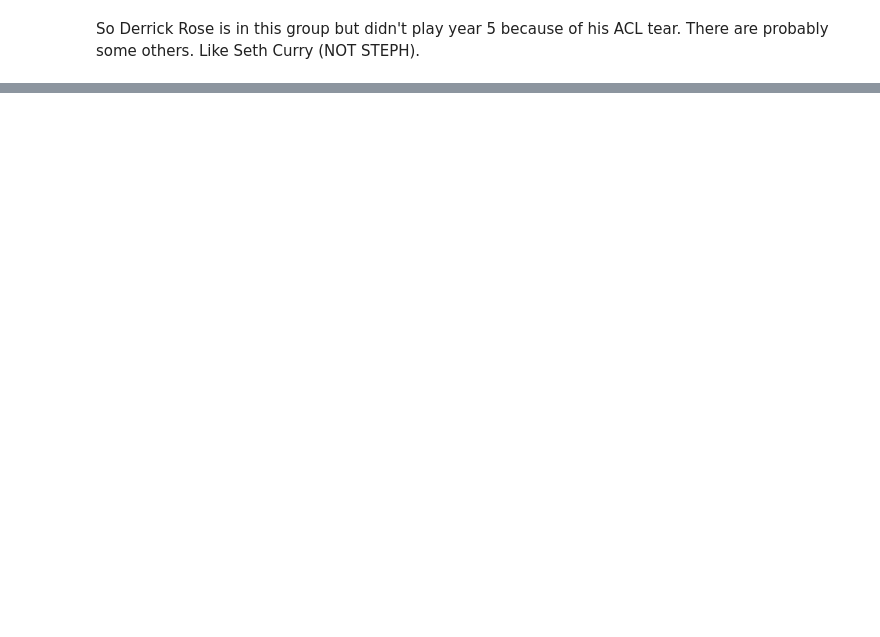
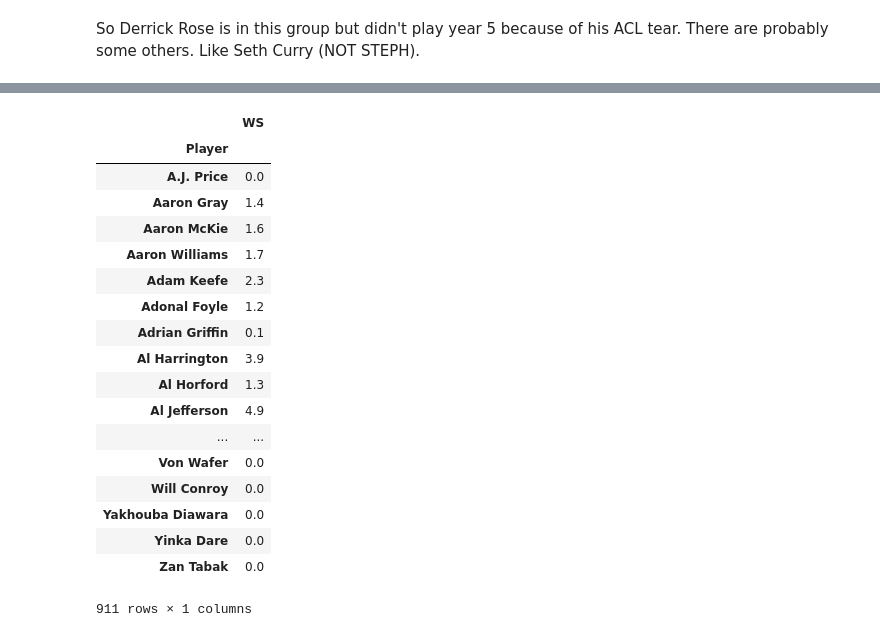
Before and after one commit to KirkAVoss/kv-capstone, a Jupyter notebook: NBAwinshare/Day3_work.ipynb, the cells around one changed output, grey strips where cells are left out. Cells and saved outputs as stored; diff of their text form; code cells hidden in the pictures; blank space fills up the shorter version.

Commit message:
Figured out who to remove from year4-train and year5-test

```diff
--- a/NBAwinshare/Day3_work.ipynb
+++ b/NBAwinshare/Day3_work.ipynb
@@ -107,3 +87,5 @@ set(year4players)
+# %%
+year4players = set(year4players)
 # %% [markdown]
 So we have a bunch of guys that are not in because they started in 2015 (Nerlens, Dante Exum, etc.--the 2014 draft class)
 # %%
@@ -193,2 +229,24 @@ So Derrick Rose is in this group but didn't play year 5 because of his ACL tear.
 # %%
-to_predict_dataframe = to_predict.append(pd.DataFrame(rows_to_add, columns = ['Player', 'WS']))
+to_predict_dataframe = to_predict.append(pd.DataFrame(rows_to_add, columns = ['Player', 'WS'])).set_index('Player')
+# %%
+to_predict_dataframe
+# %% [output]
+|  | WS |
+| Player |  |
+| A.J. Price | 0.0 |
+| Aaron Gray | 1.4 |
+| Aaron McKie | 1.6 |
+| Aaron Williams | 1.7 |
+| Adam Keefe | 2.3 |
+| Adonal Foyle | 1.2 |
+| Adrian Griffin | 0.1 |
+| Al Harrington | 3.9 |
+| Al Horford | 1.3 |
+| Al Jefferson | 4.9 |
+| ... | ... |
+| Von Wafer | 0.0 |
+| Will Conroy | 0.0 |
+| Yakhouba Diawara | 0.0 |
+| Yinka Dare | 0.0 |
+| Zan Tabak | 0.0 |
+911 rows × 1 columns
```
Also changed, not shown: parts of 21 cells of this notebook.
